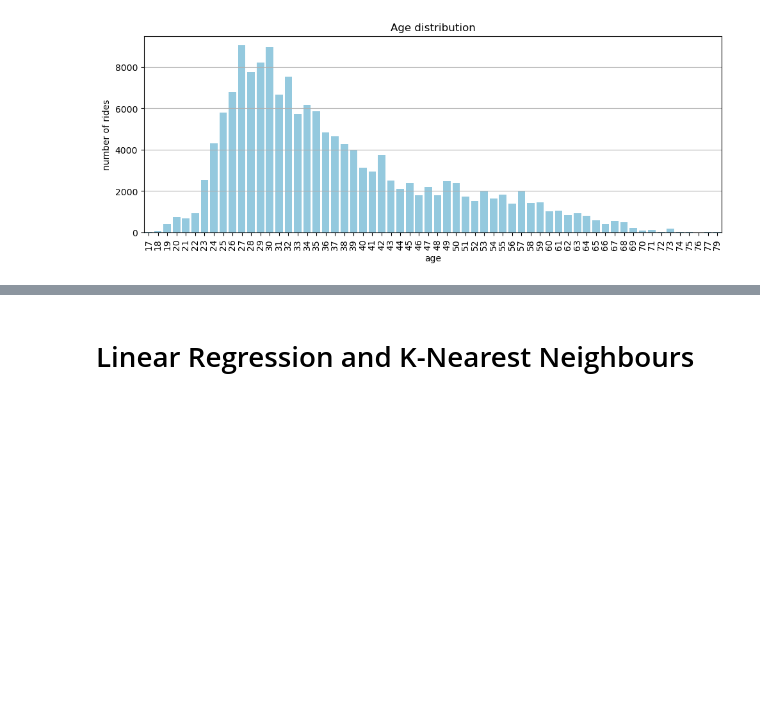
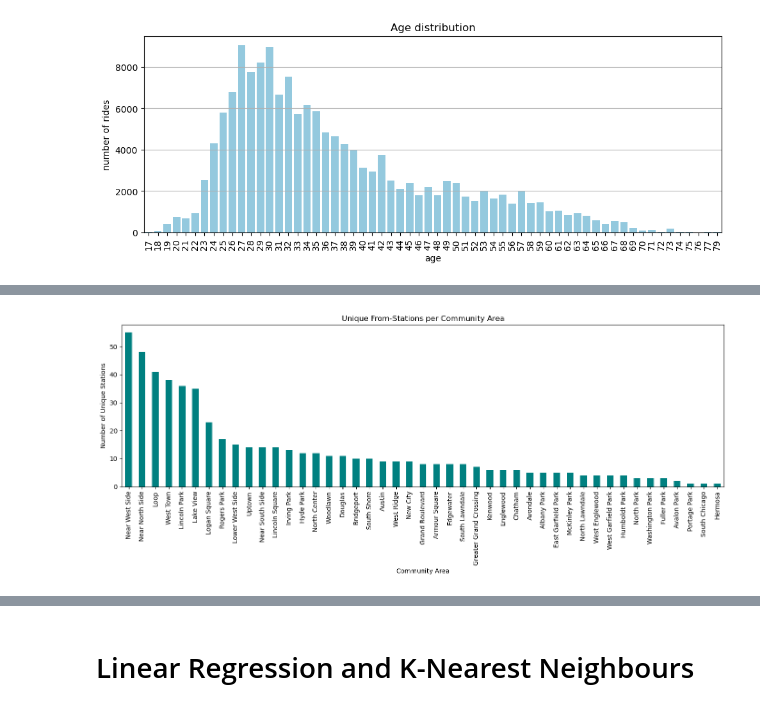
Before and after one commit to kbui-03/ChicagoBikeProject, a Jupyter notebook: Milestone_2.ipynb, the cells around one changed output, grey strips where cells are left out. Drawn from its saved outputs; the diff is of its cells as text; code cells hidden in the pictures; blank space fills up the shorter version.

```diff
--- a/Milestone_2.ipynb
+++ b/Milestone_2.ipynb
@@ -168,0 +184,5 @@ plt.show()
+# %%
+community_data = pd.read_csv("CommunityDataClean_2019.csv", sep=";")
+community_data_clean = community_data.filter(['OBJECTID','GEOG', 'TOT_POP','TOT_ACRES', 'DROVE_AL', 'TRANSIT', 'WALK_BIKE',
+                                                'MEDINC', 'OWN_OCC_HU', 'RENT_OCC_HU', 'UNEMP', 'IN_LBFRC'], axis=1)
+community_data_clean.head()
@@ -168,0 +245,4 @@ plt.show()
+# %%
+boundaries = pd.read_csv("Boundaries_Community.csv", sep=",")
+boundaries.drop(['AREA_NUM_1', 'SHAPE_AREA', 'SHAPE_LEN'], axis=1, inplace=True)
+boundaries.info()
@@ -168,0 +326,23 @@ plt.show()
+# %%
+# 1) count unique 'FROM STATION ID' per COMMUNITY
+station_counts = (
+    bike_community
+      .groupby('COMMUNITY')['FROM STATION ID']
+      .nunique()
+      .sort_values(ascending=False)
+)
+
+# 2) plot as bar chart
+plt.figure(figsize=(14, 6))
+station_counts.plot(
+    kind='bar',
+    color='teal'
+)
+plt.title('Unique From-Stations per Community Area')
+plt.xlabel('Community Area')
+plt.ylabel('Number of Unique Stations')
+plt.xticks(rotation=90)
+plt.tight_layout()
+plt.show()
+# %% [output]
+[figure, added]
```
Also changed, not shown: parts of 27 cells of this notebook, 3 other files.
